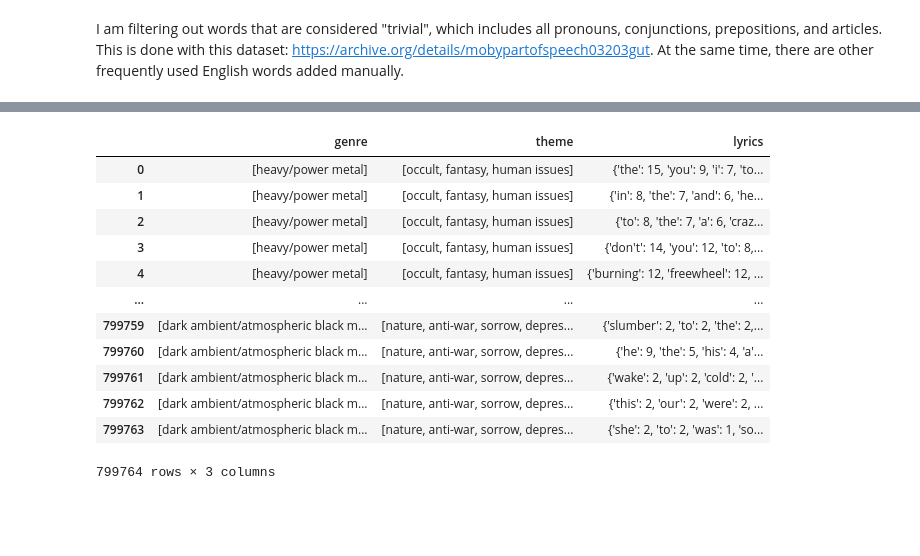
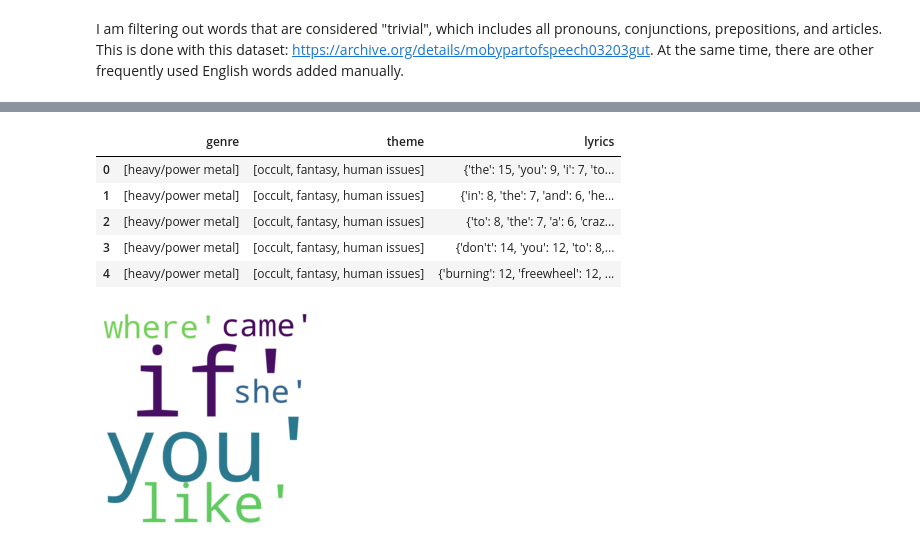
Before and after one commit to theta-lin/stats_102_final, a Jupyter notebook: lyrics_analysis.ipynb, the cells around one changed output, grey strips where cells are left out. Cells and saved outputs as stored; diff of their text form; code cells hidden in the pictures; blank space fills up the shorter version.

Commit message:
Add graph to lyrics analysis

```diff
--- a/lyrics_analysis.ipynb
+++ b/lyrics_analysis.ipynb
@@ -161,18 +150,27 @@ gtl['lyrics'] = songs['lyrics'].str.lower().str.findall("[a-z][a-z'-]*")
 # %%
 gtl['lyrics'] = gtl['lyrics'].apply(lambda x: dict(pd.Series(x, dtype='object').value_counts()))
 # %%
-gtl
+gtl.head()
 # %% [output]
 |  | genre | theme | lyrics |
 | 0 | [heavy/power metal] | [occult, fantasy, human issues] | {'the': 15, 'you': 9, 'i': 7, 'to... |
 | 1 | [heavy/power metal] | [occult, fantasy, human issues] | {'in': 8, 'the': 7, 'and': 6, 'he... |
 | 2 | [heavy/power metal] | [occult, fantasy, human issues] | {'to': 8, 'the': 7, 'a': 6, 'craz... |
 | 3 | [heavy/power metal] | [occult, fantasy, human issues] | {'don't': 14, 'you': 12, 'to': 8,... |
 | 4 | [heavy/power metal] | [occult, fantasy, human issues] | {'burning': 12, 'freewheel': 12, ... |
-| ... | ... | ... | ... |
-| 799759 | [dark ambient/atmospheric black m... | [nature, anti-war, sorrow, depres... | {'slumber': 2, 'to': 2, 'the': 2,... |
-| 799760 | [dark ambient/atmospheric black m... | [nature, anti-war, sorrow, depres... | {'he': 9, 'the': 5, 'his': 4, 'a'... |
-| 799761 | [dark ambient/atmospheric black m... | [nature, anti-war, sorrow, depres... | {'wake': 2, 'up': 2, 'cold': 2, '... |
-| 799762 | [dark ambient/atmospheric black m... | [nature, anti-war, sorrow, depres... | {'this': 2, 'our': 2, 'were': 2, ... |
-| 799763 | [dark ambient/atmospheric black m... | [nature, anti-war, sorrow, depres... | {'she': 2, 'to': 2, 'was': 1, 'so... |
-799764 rows × 3 columns
+# %%
+# Word frequency nephogram
+from matplotlib import pyplot as plt
+from wordcloud import WordCloud
+string=str(nontriv.values)
+# Draw the word cloud picture of the movie nephogram
+wordcloud = WordCloud(background_color='white',
+                      max_words=1000, # Maximum words displayed
+                      width=1000,
+                      height=1000).generate(string)
+#  # Generate word cloud and show
+plt.imshow(wordcloud,interpolation='bilinear')
+plt.axis("off")
+plt.show()
+# %% [output]
+[figure, added]
```
Also changed, not shown: parts of 19 cells of this notebook.
